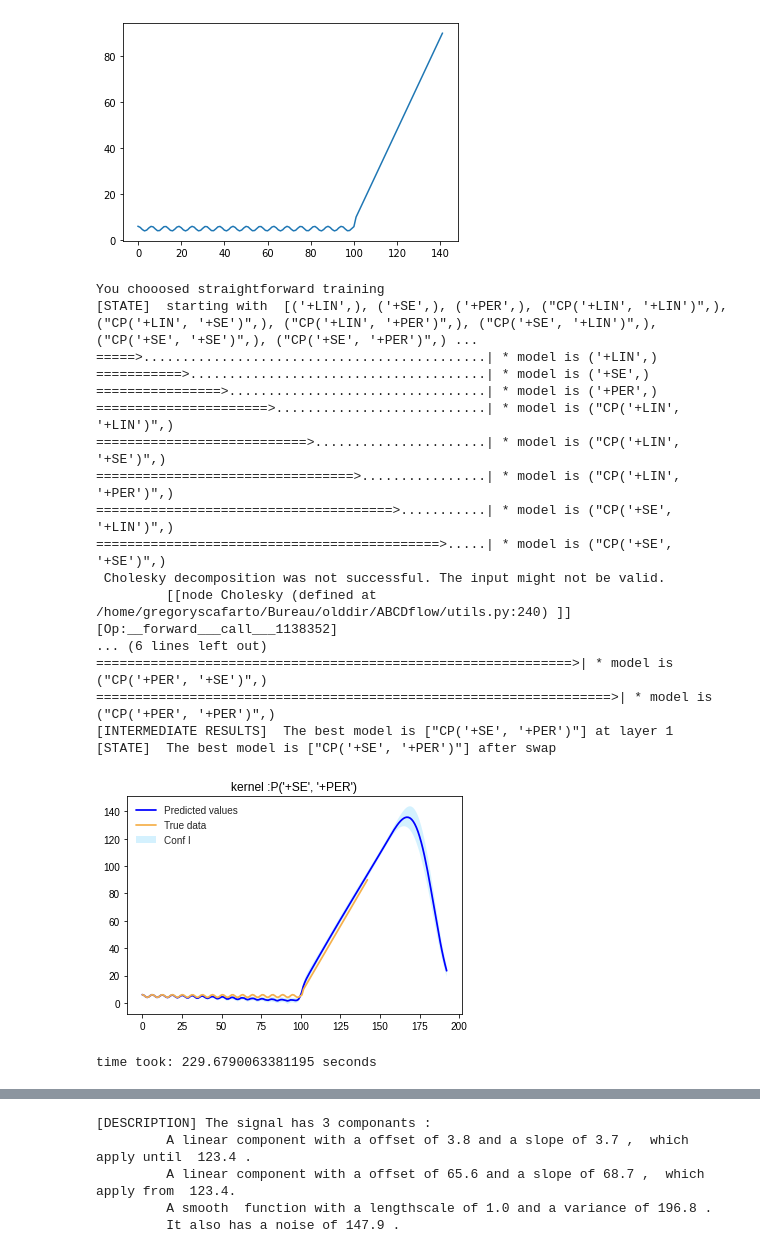
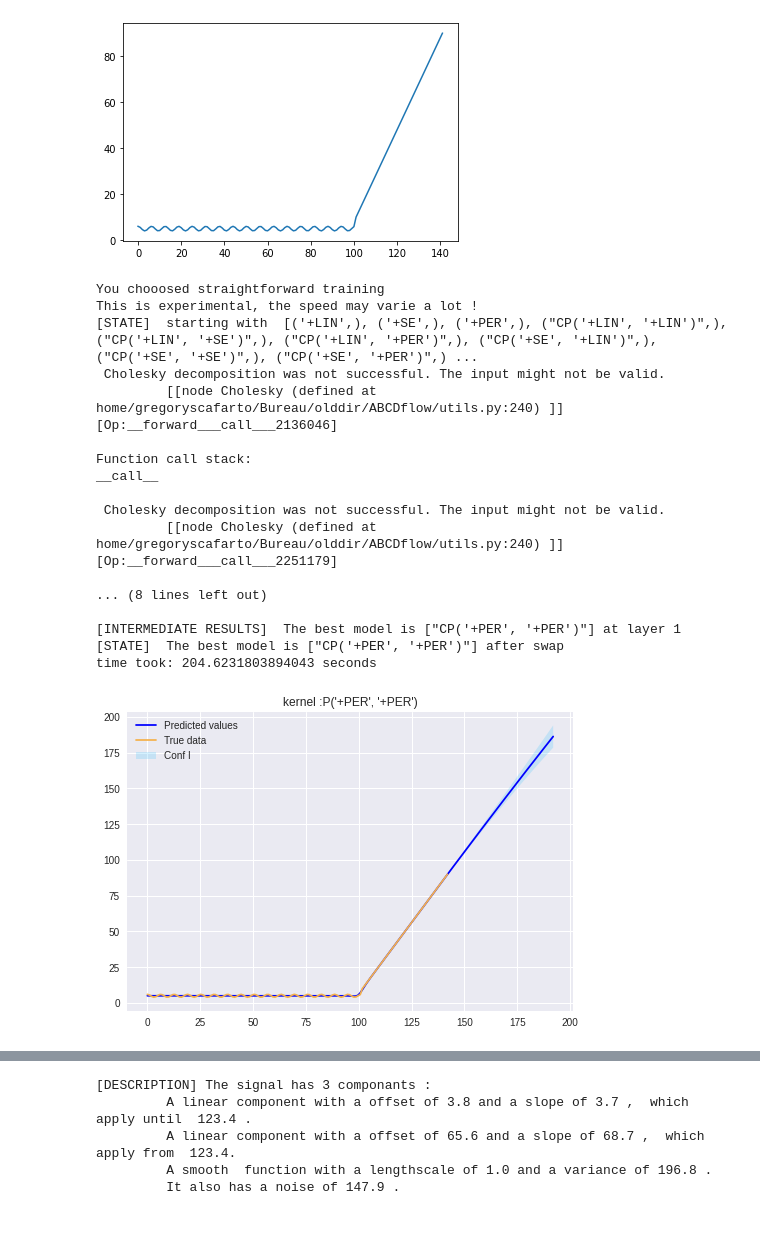
Before and after one commit to gregoritoo/ABCDflow, a Jupyter notebook: Description.ipynb, the cells around one changed output, grey strips where cells are left out. Saved outputs shown, nothing was run; the diff lists cells and outputs as text; code cells hidden in the pictures; blank space fills up the shorter version.

```diff
--- a/Description.ipynb
+++ b/Description.ipynb
@@ -69,28 +72,32 @@ X = np.linspace(0,len(Y),len(Y)).reshape(-1,1)
 [figure]
 # %%
 t0 = time.time()
-model,kernel= launch_analysis(X,Y,X_s,straigth=True,do_plot=True,depth=1,verbose=False,initialisation_restart=10,reduce_data=False,experimental_multiprocessing=False,GPY=False,use_changepoint=True) #straight parameters == True
+model,kernel= launch_analysis(X,Y,X_s,straigth=True,do_plot=True,depth=1,verbose=False,initialisation_restart=20,reduce_data=False,experimental_multiprocessing=True,GPY=False,use_changepoint=True) #straight parameters == True
 print('time took: {} seconds'.format(time.time()-t0))
 # %% [output]
 You chooosed straightforward training
+This is experimental, the speed may varie a lot !
 [STATE]  starting with  [('+LIN',), ('+SE',), ('+PER',), ("CP('+LIN', '+LIN')",), ("CP('+LIN', '+SE')",), ("CP('+LIN', '+PER')",), ("CP('+SE', '+LIN')",), ("CP('+SE', '+SE')",), ("CP('+SE', '+PER')",) ...
-=====>............................................| * model is ('+LIN',)
-===========>......................................| * model is ('+SE',)
-================>.................................| * model is ('+PER',)
-======================>...........................| * model is ("CP('+LIN', '+LIN')",)
-===========================>......................| * model is ("CP('+LIN', '+SE')",)
-=================================>................| * model is ("CP('+LIN', '+PER')",)
-======================================>...........| * model is ("CP('+SE', '+LIN')",)
-============================================>.....| * model is ("CP('+SE', '+SE')",)
  Cholesky decomposition was not successful. The input might not be valid.
-         [[node Cholesky (defined at /home/gregoryscafarto/Bureau/olddir/ABCDflow/utils.py:240) ]] [Op:__forward___call___1138352]
-... (6 lines left out)
-=============================================================>| * model is ("CP('+PER', '+SE')",)
-==================================================================>| * model is ("CP('+PER', '+PER')",)
-[INTERMEDIATE RESULTS]  The best model is ["CP('+SE', '+PER')"] at layer 1
-[STATE]  The best model is ["CP('+SE', '+PER')"] after swap
+         [[node Cholesky (defined at home/gregoryscafarto/Bureau/olddir/ABCDflow/utils.py:240) ]] [Op:__forward___call___2136046]
+
+Function call stack:
+__call__
+
+ Cholesky decomposition was not successful. The input might not be valid.
+         [[node Cholesky (defined at home/gregoryscafarto/Bureau/olddir/ABCDflow/utils.py:240) ]] [Op:__forward___call___2251179]
+
+... (8 lines left out)
+
+[INTERMEDIATE RESULTS]  The best model is ["CP('+PER', '+PER')"] at layer 1
+[STATE]  The best model is ["CP('+PER', '+PER')"] after swap
+time took: 204.6231803894043 seconds
-[figure, removed]
-time took: 229.6790063381195 seconds
+# %%
+mu,cov = model.predict(X,Y,X_s,kernel)
+model.plot(mu,cov,X,Y,X_s,kernel)
+plt.show()
+# %% [output]
+[figure, added]
 # %%
 model.describe(kernel)
 # %% [output]
```
Also changed, not shown: parts of 10 cells of this notebook, 8 other files.
